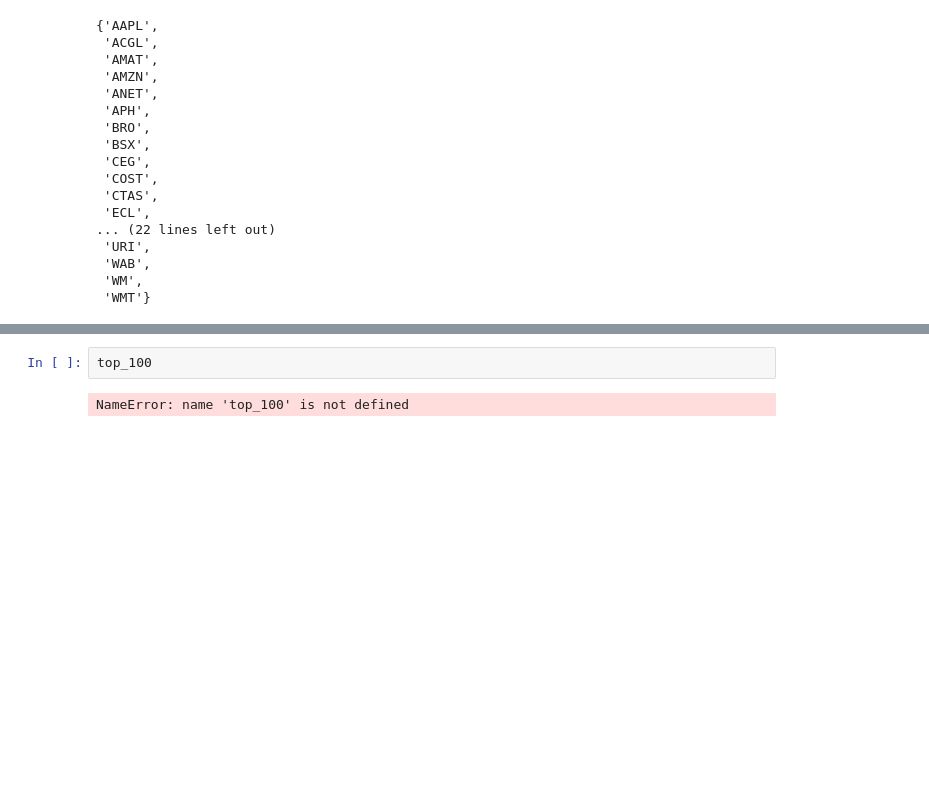
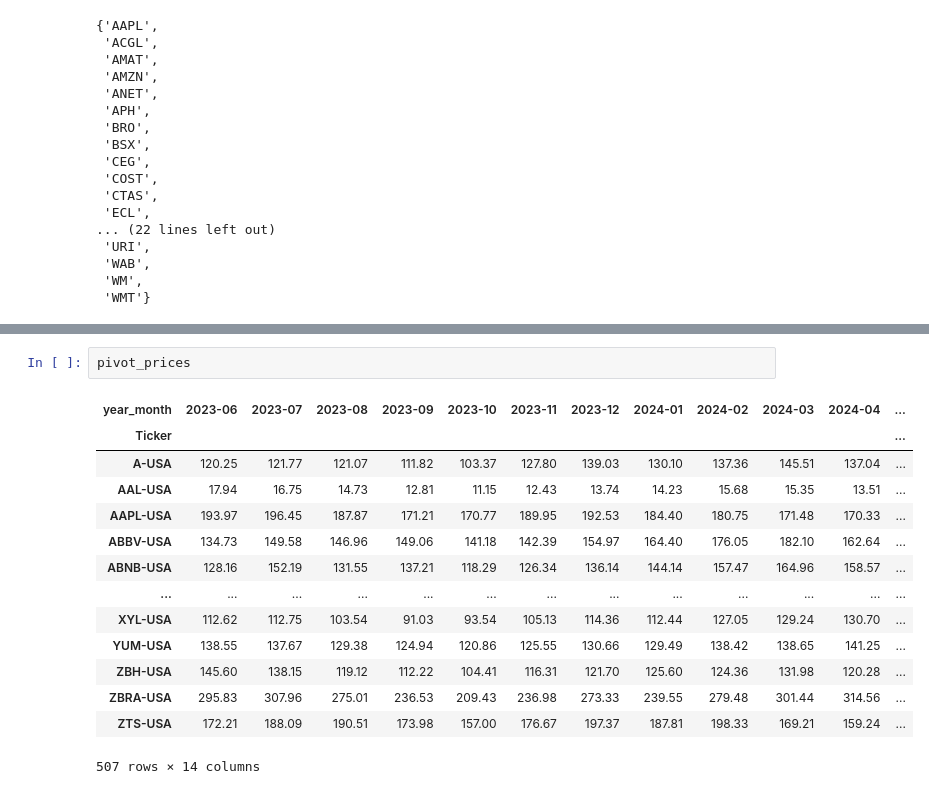
Before and after one commit to yontodd/Momentum-Jul-2024, a Jupyter notebook: momentum test.ipynb, the cells around one changed output, grey strips where cells are left out. Drawn from its saved outputs; the diff is of its cells as text; blank space fills up the shorter version.

```diff
--- a/momentum test.ipynb
+++ b/momentum test.ipynb
@@ -216,4 +147,17 @@ top_100['Weight'] *= 100  # Convert to percentage
-# %%
-top_100
-# %% [output]
-NameError: name 'top_100' is not defined
+# %%
+pivot_prices
+# %% [output]
+| year_month | 2023-06 | 2023-07 | 2023-08 | 2023-09 | 2023-10 | 2023-11 | 2023-12 | 2024-01 | 2024-02 | 2024-03 | 2024-04 | ... |
+| Ticker |  |  |  |  |  |  |  |  |  |  |  | ... |
+| A-USA | 120.25 | 121.77 | 121.07 | 111.82 | 103.37 | 127.80 | 139.03 | 130.10 | 137.36 | 145.51 | 137.04 | ... |
+| AAL-USA | 17.94 | 16.75 | 14.73 | 12.81 | 11.15 | 12.43 | 13.74 | 14.23 | 15.68 | 15.35 | 13.51 | ... |
+| AAPL-USA | 193.97 | 196.45 | 187.87 | 171.21 | 170.77 | 189.95 | 192.53 | 184.40 | 180.75 | 171.48 | 170.33 | ... |
+| ABBV-USA | 134.73 | 149.58 | 146.96 | 149.06 | 141.18 | 142.39 | 154.97 | 164.40 | 176.05 | 182.10 | 162.64 | ... |
+| ABNB-USA | 128.16 | 152.19 | 131.55 | 137.21 | 118.29 | 126.34 | 136.14 | 144.14 | 157.47 | 164.96 | 158.57 | ... |
+| ... | ... | ... | ... | ... | ... | ... | ... | ... | ... | ... | ... | ... |
+| XYL-USA | 112.62 | 112.75 | 103.54 | 91.03 | 93.54 | 105.13 | 114.36 | 112.44 | 127.05 | 129.24 | 130.70 | ... |
+| YUM-USA | 138.55 | 137.67 | 129.38 | 124.94 | 120.86 | 125.55 | 130.66 | 129.49 | 138.42 | 138.65 | 141.25 | ... |
+| ZBH-USA | 145.60 | 138.15 | 119.12 | 112.22 | 104.41 | 116.31 | 121.70 | 125.60 | 124.36 | 131.98 | 120.28 | ... |
+| ZBRA-USA | 295.83 | 307.96 | 275.01 | 236.53 | 209.43 | 236.98 | 273.33 | 239.55 | 279.48 | 301.44 | 314.56 | ... |
+| ZTS-USA | 172.21 | 188.09 | 190.51 | 173.98 | 157.00 | 176.67 | 197.37 | 187.81 | 198.33 | 169.21 | 159.24 | ... |
+507 rows × 14 columns
```
Also changed, not shown: parts of 12 cells of this notebook, 1 other file.
